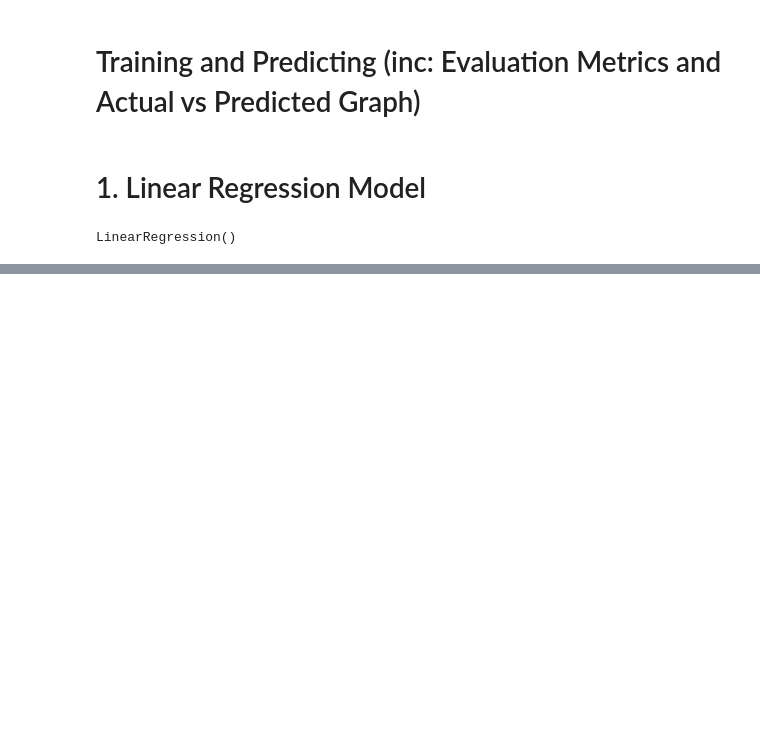
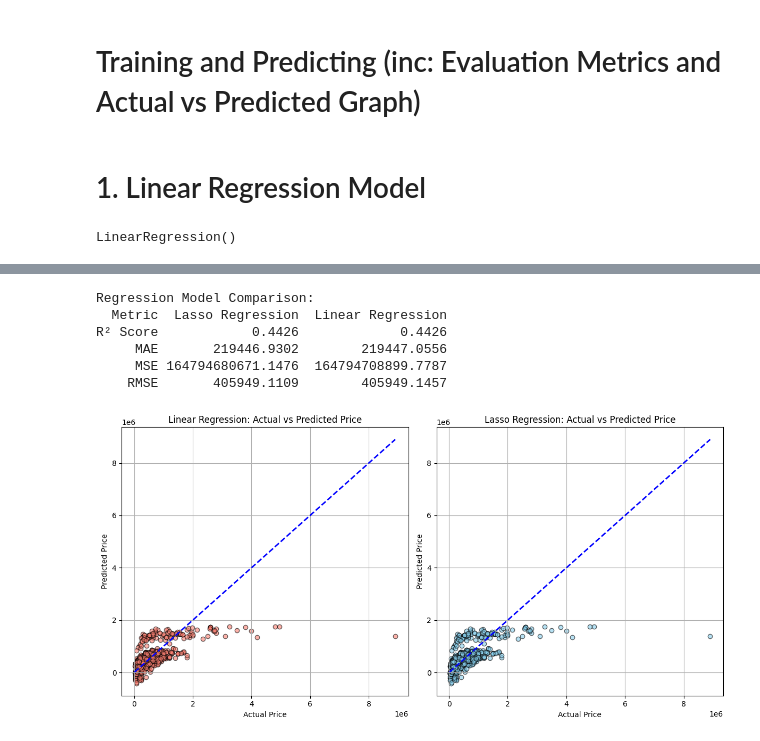
Before and after one commit to bainash10/Car-Price-Prediction-using-Linear-and-Lasso-Regression, a Jupyter notebook: main.ipynb, the cells around one changed output, grey strips where cells are left out. Saved outputs shown, nothing was run; the diff lists cells and outputs as text; code cells hidden in the pictures; blank space fills up the shorter version.

```diff
--- a/main.ipynb
+++ b/main.ipynb
@@ -407,0 +435,45 @@ plt.show()
+# %%
+import pandas as pd
+
+comparison_df = pd.DataFrame({
+    'Metric': ['R² Score', 'MAE', 'MSE', 'RMSE'],
+    'Lasso Regression': [r2_lasso, mae_lasso, mse_lasso, rmse_lasso],
+    'Linear Regression': [r2_linear, mae_linear, mse_linear, rmse_linear]
+})
+
+print("\nRegression Model Comparison:")
+print(comparison_df.to_string(index=False, float_format="%.4f"))
+# %% [output]
+Regression Model Comparison:
+  Metric  Lasso Regression  Linear Regression
+R² Score            0.4426             0.4426
+     MAE       219446.9302        219447.0556
+     MSE 164794680671.1476  164794708899.7787
+    RMSE       405949.1109        405949.1457
+# %%
+import matplotlib.pyplot as plt
+
+plt.figure(figsize=(12, 6))
+
+# Plot for Linear Regression
+plt.subplot(1, 2, 1)
+plt.scatter(y_test, y_pred_linear, alpha=0.6, color='salmon', edgecolors='k')
+plt.plot([y_test.min(), y_test.max()], [y_test.min(), y_test.max()], 'b--', lw=2)
+plt.xlabel('Actual Price')
+plt.ylabel('Predicted Price')
+plt.title('Linear Regression: Actual vs Predicted Price')
+plt.grid(True)
+
+# Plot for XGBoost
+plt.subplot(1, 2, 2)
+plt.scatter(y_test, y_pred_lasso, alpha=0.6, color='skyblue', edgecolors='k')
+plt.plot([y_test.min(), y_test.max()], [y_test.min(), y_test.max()], 'b--', lw=2)
+plt.xlabel('Actual Price')
+plt.ylabel('Predicted Price')
+plt.title('Lasso Regression: Actual vs Predicted Price')
+plt.grid(True)
+
+plt.tight_layout()
+plt.show()
+# %% [output]
+[figure, added]
```
Also changed, not shown: parts of 29 cells of this notebook.
